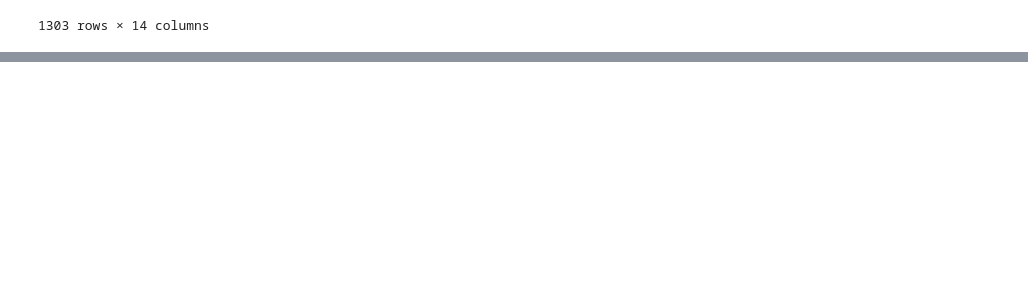
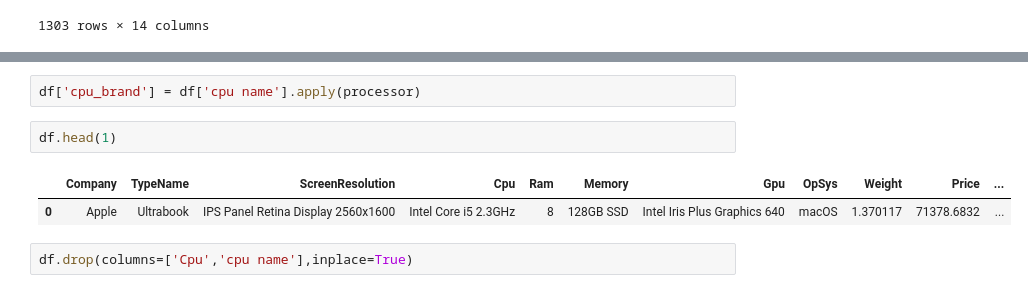
Before and after one commit to saaaaaaaaaaaaaad56/laptop_price-predictor, a Jupyter notebook: .ipynb, the cells around one changed output, grey strips where cells are left out. Saved outputs shown, nothing was run; the diff lists cells and outputs as text; blank space fills up the shorter version.

```diff
--- a/.ipynb
+++ b/.ipynb
@@ -241,0 +238,9 @@ df
+# %%
+df['cpu_brand'] = df['cpu name'].apply(processor)
+# %%
+df.head(1)
+# %% [output]
+|  | Company | TypeName | ScreenResolution | Cpu | Ram | Memory | Gpu | OpSys | Weight | Price | ... |
+| 0 | Apple | Ultrabook | IPS Panel Retina Display 2560x1600 | Intel Core i5 2.3GHz | 8 | 128GB SSD | Intel Iris Plus Graphics 640 | macOS | 1.370117 | 71378.6832 | ... |
+# %%
+df.drop(columns=['Cpu','cpu name'],inplace=True)
```
Also changed, not shown: parts of 12 cells of this notebook.
